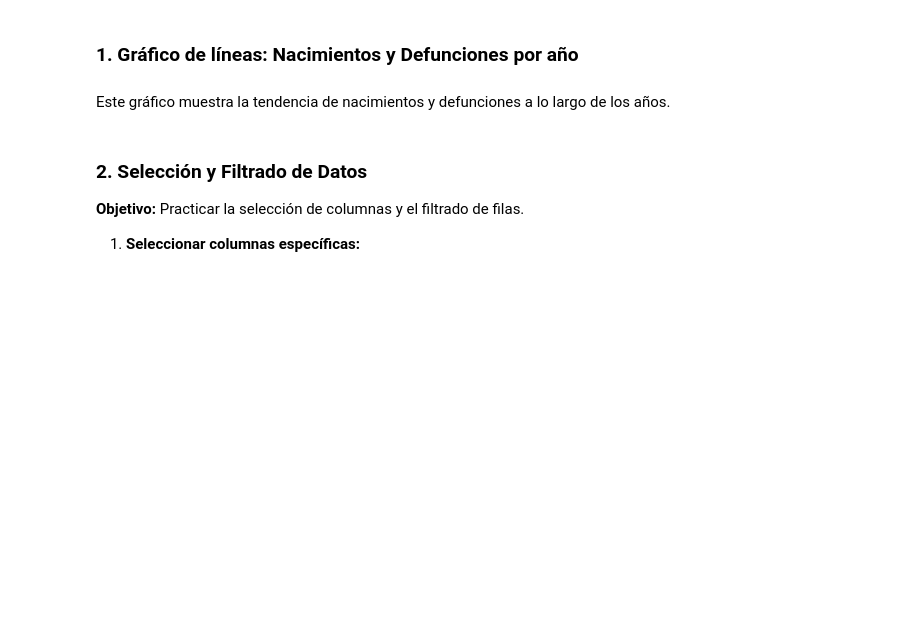
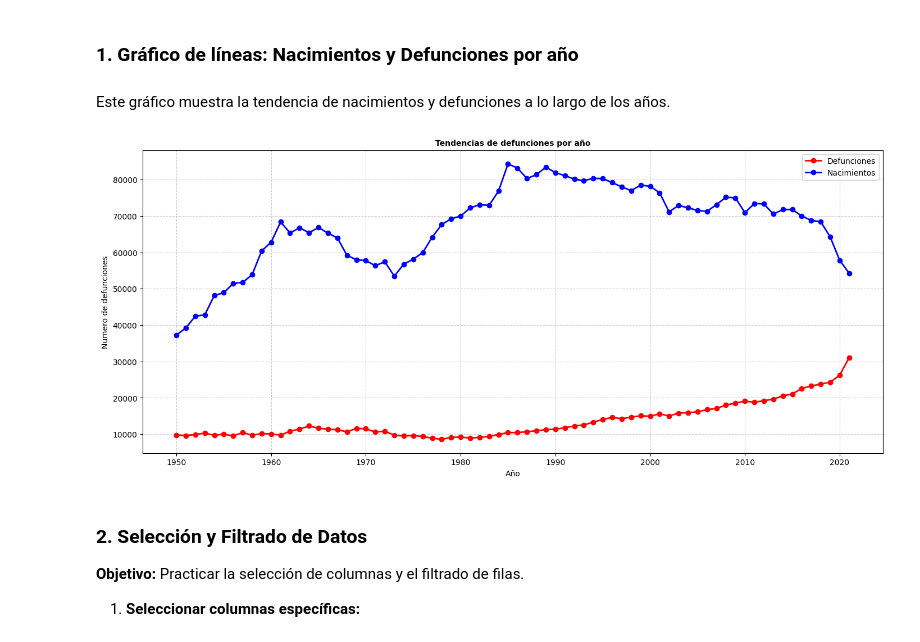
Before and after one commit to spyr32/Class12_Matplotlib-Python, a Jupyter notebook: Tarea/Tarea Semana 12.ipynb, the cells around one changed output. Saved outputs shown, nothing was run; the diff lists cells and outputs as text; code cells hidden in the pictures; blank space fills up the shorter version.

```diff
--- a/Tarea/Tarea Semana 12.ipynb
+++ b/Tarea/Tarea Semana 12.ipynb
@@ -58,3 +85,21 @@ import matplotlib.pyplot as plt
+# %%
+import matplotlib.pyplot as plt
+plt.figure(figsize=(17,7))
+
+plt.plot(df['Año'], df['Defunciones'], marker="o", linestyle='-', linewidth=2, color='red', label='Defunciones')
+plt.plot(df['Año'], df['Nacimientos'], marker="o", linestyle='-', linewidth=2, color='blue', label='Nacimientos')
+
+
+
+plt.title("Tendencias de defunciones por año",fontsize =10,fontweight='bold')
+
+plt.ylabel("Numero de defunciones", fontsize = 10)
+plt.xlabel('Año',fontsize = 10)
+plt.grid(axis='both',linestyle='--',alpha=0.6)
+plt.legend()
+plt.show()
+# %% [output]
+[figure, added]
 # %% [markdown]
 ### **2\. Selección y Filtrado de Datos**
 
```
Also changed, not shown: parts of 14 cells of this notebook, 9 other files.
